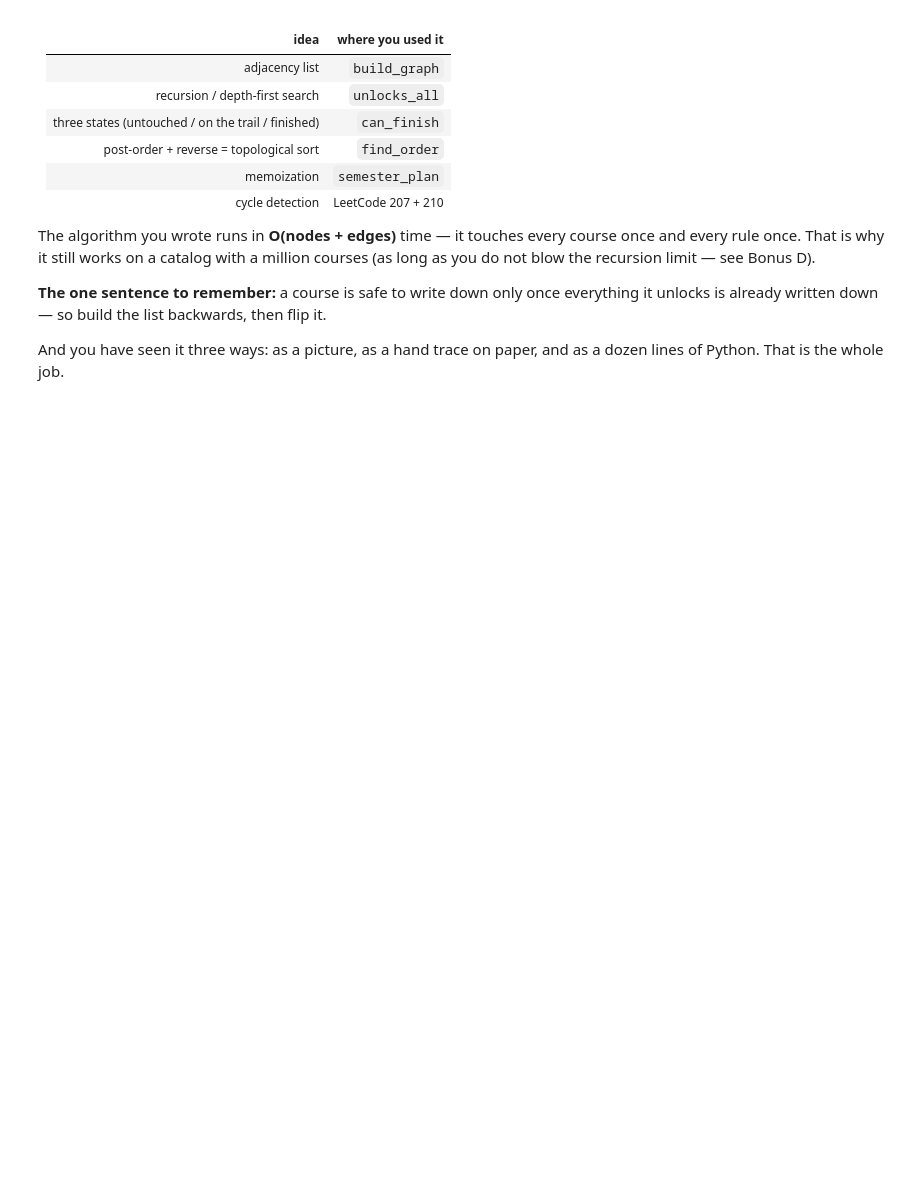
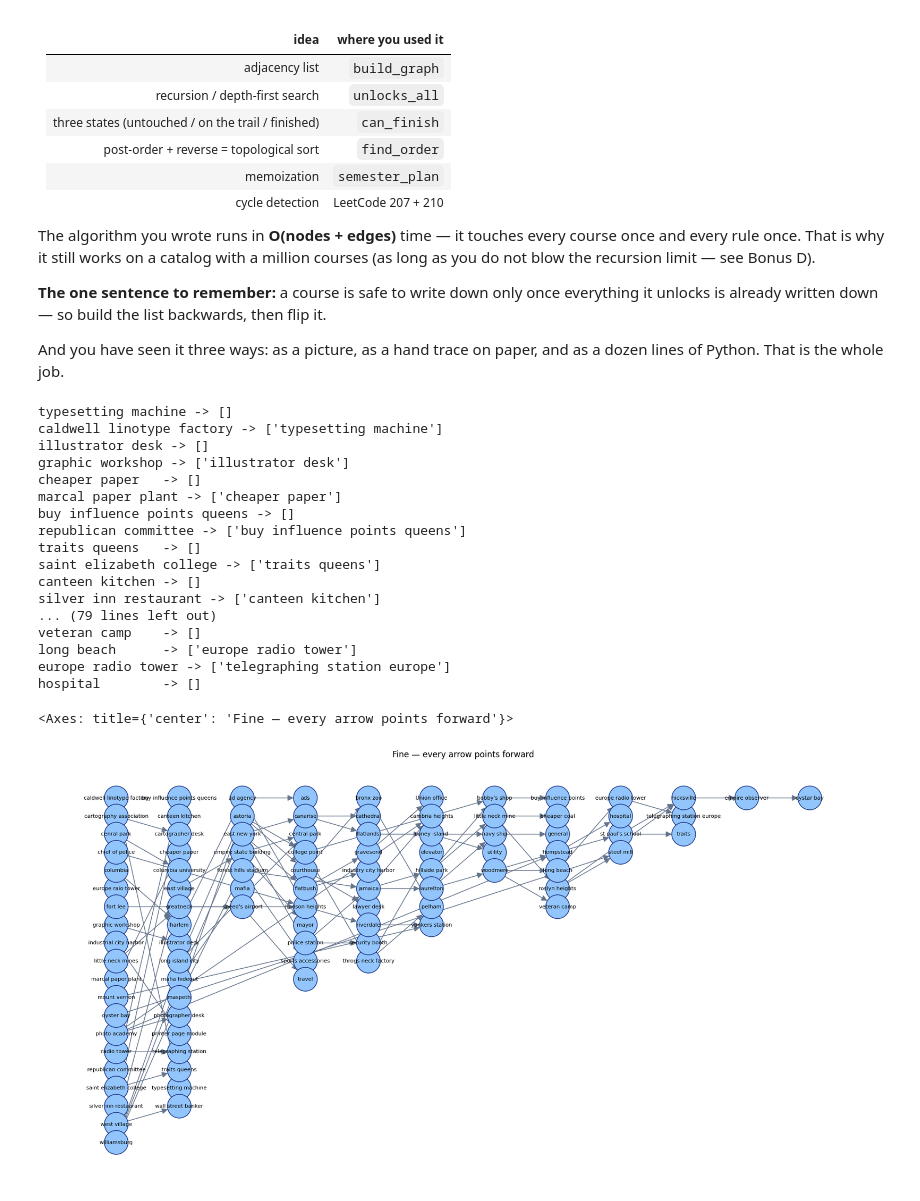
Before and after one commit to sophiadapot/stats507-coursework, a Jupyter notebook: lab4.ipynb, the cells around one changed output. Drawn from its saved outputs; the diff is of its cells as text; code cells hidden in the pictures; blank space fills up the shorter version.

```diff
--- a/lab4.ipynb
+++ b/lab4.ipynb
@@ -698,12 +698,11 @@ CATALOG_newstower = [
     ("buy influence points","bobby's shop"),
     ("cheaper coal","little neck mine"),
     ("photographer desk","photo academy"),
-    ("telegraphing station europe","europe raio tower"),
+    ("telegraphing station europe","europe radio tower"),
     ("traits","st paul's school"),
     ("travel","speed's airport"),
     ("wall street banker","west village"),
     ("east village","west village"),
-    """("west new york","west village"),"""
     ("empire state building","east village"),
     ("central park","empire state building"),
     ("central park","long island city"),
@@ -748,36 +747,78 @@ CATALOG_newstower = [
     ("cambria heights","jamaica"),
     ("little neck mine","hillside park"),
     ("navy ship","laurelton"),
     ("greatneck","little neck mines"),
     ("speed's airport","greatneck"),
     ("roslyn heights","little neck mine"),
     ("steel mill","roslyn heights"),
     ("steel mill","oyster bay"),
     ("oystar bay","empire observer"),
     ("hicksville","roslyn heights"),
     ("empire observer","hicksville"),
     ("cambria heights","photo academy"),
     ("hempstead","photo academy"),
     ("hempstead","woodmere"),
     ("veteran camp","woodmere"),
     ("woodmere","laurelton"),
     ("long beach","woodmere"),
     ("europe radio tower","long beach"),
     ("hospital","hempstead"),
     ("st paul's school","hempstead"),
-    ("hicksville","st paul's school"),
-    """("greenville","bayonne"),
+    ("hicksville","st paul's school"),]
+"""("greenville","bayonne"),
     ("loew's jersey theater","greenville"),
     ("loew's jersey theater","hoboken"),
     ("hoboken","west new york"),
     ("north bergn",""),
     ("",""),
     ("",""),
     ("",""),
     ("",""),
     ("",""),
-    ("",""),"""
-]
+    ("",""),
+"""
 
-COURSES = ["Algebra 1", "Geometry", "Algebra 2", "Precalculus", "Calculus",
-           "Intro CS", "AP CS A", "Data Science", "Chemistry", "Physics"]
+unlocks = ["typesetting machine","caldwell linotype factory",
+           "illustrator desk","graphic workshop","cheaper paper",
+           "marcal paper plant","buy influence points queens","republican committee",
+           "traits queens","saint elizabeth college","canteen kitchen","silver inn restaurant",
+           "telegraphing station","radio tower","cartographer desk","cartography association","ads","ad agency",
+           "lawyer desk","courthouse","elevator","throgs neck factory","mayor","empire state building","printer page module",
+           "industrial city harbor","utility","coney island","mafia","mafia hideout","sports accessories","forest hills stadium",
+           "security booth","police station","general","navy ship","buy influence points","bobby's shop","cheaper coal","little neck mine",
+           "photographer desk","photo academy","telegraphing station europe","europe raio tower","traits","st paul's school","travel",
+           "speed's airport","wall street banker","west village","east village","central park","long island city","columbia university",
+           "cenral park","harlem","columbia","hudson heights","fort lee","chief of police","riverdale","yonkers station","mount vernon",
+           "pelham","bronx zoo","college point","astoria","maspeth","williamsburg","jamaica","hillside park","east new york","flatbush",
+           "industry city harbor","gravesend","Union office","canarise","cathedral","flatlands","laurelton","cambria heights","greatneck",
+           "little neck mines","roslyn heights","steel mill","oyster bay","oystar bay","empire observer","hicksville","hempstead","woodmere",
+           "veteran camp","long beach","europe radio tower","hospital"]
+
+GRAPH_newstower = build_graph(unlocks, CATALOG_newstower)
+
+
+
+for course, unlocks in GRAPH_newstower.items():
+    print(f"{course:15s} -> {unlocks}")
+fig, axes = plt.subplots(1, 1, figsize=(20, 10)) # Increased figsize
+draw_courses(GRAPH_newstower, title="Fine — every arrow points forward", ax=axes)
+# %% [output]
+typesetting machine -> []
+caldwell linotype factory -> ['typesetting machine']
+illustrator desk -> []
+graphic workshop -> ['illustrator desk']
+cheaper paper   -> []
+marcal paper plant -> ['cheaper paper']
+buy influence points queens -> []
+republican committee -> ['buy influence points queens']
+traits queens   -> []
+saint elizabeth college -> ['traits queens']
+canteen kitchen -> []
+silver inn restaurant -> ['canteen kitchen']
+... (79 lines left out)
+veteran camp    -> []
+long beach      -> ['europe radio tower']
+europe radio tower -> ['telegraphing station europe']
+hospital        -> []
+<Axes: title={'center': 'Fine — every arrow points forward'}>
+[figure, added]
```
Also changed, not shown: parts of 3 cells of this notebook.
